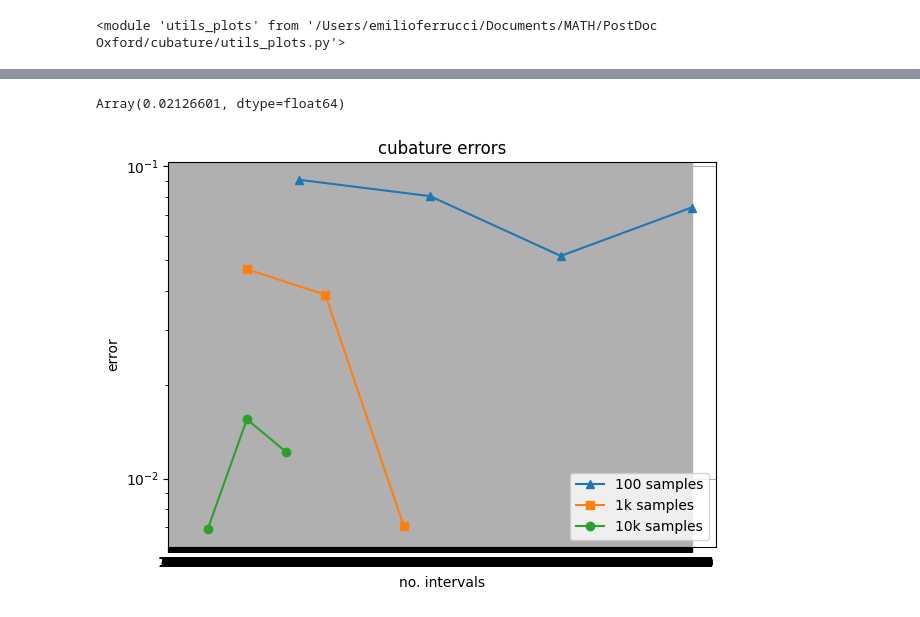
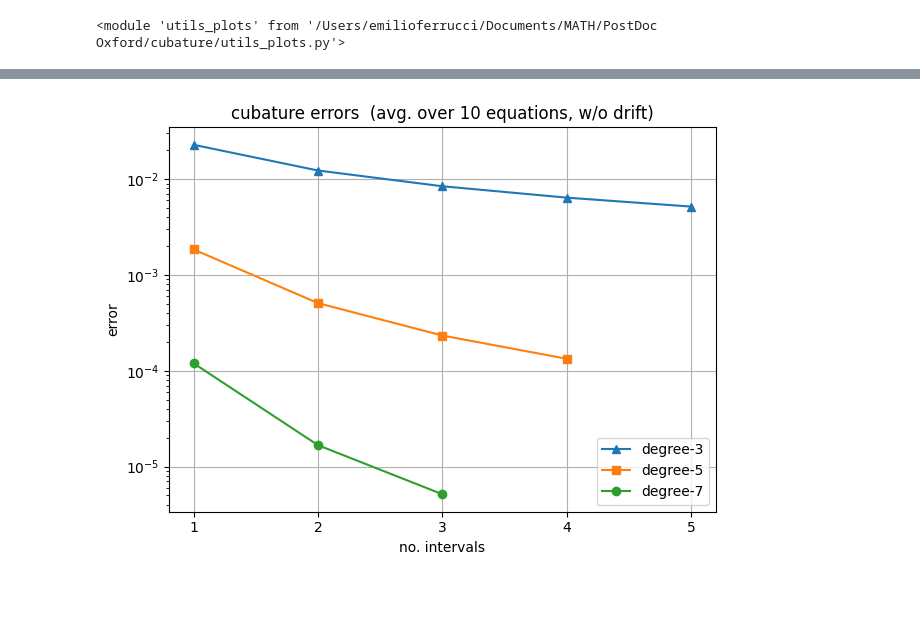
Before and after one commit to emilioferrucci/cubature, a Jupyter notebook: cubature_plots.ipynb, the cells around one changed output, grey strips where cells are left out. Saved outputs shown, nothing was run; the diff lists cells and outputs as text; code cells hidden in the pictures.

```diff
--- a/cubature_plots.ipynb
+++ b/cubature_plots.ipynb
@@ -98,14 +66,0 @@ Code that comes later is still to be sorted
-# %%
-mc_100 = lambda grid_size: jnp.linalg.norm(ut.monte_carlo(100, d, y0, A, B, grid_size) - true_mean)
-mc_1k = lambda grid_size: jnp.linalg.norm(ut.monte_carlo(1000, d, y0, A, B, grid_size) - true_mean)
-mc_10k = lambda grid_size: jnp.linalg.norm(ut.monte_carlo(10000, d, y0, A, B, grid_size) - true_mean)
-
-importlib.reload(ut)
-mc_1k(int(1e3))
-# %% [output]
-Array(0.02126601, dtype=float64)
-# %%
-ut.plot_functions([mc_100, mc_1k, mc_10k], [20000, 10000, 5000], labels=["100 samples", "1k samples", "10k samples"], title="cubature errors",
-                   xlabel="no. intervals", ylabel="error", scale="log", step = [5000, 3000, 1500])
-# %% [output]
-[figure, removed]
@@ -220,0 +67,23 @@ avg = average_cubature_error(no_eqs = 1, m = 3, degree = 7, e = 2)
+# %%
+# Sample equations WITHOUT drift
+
+e, d = 2, 3
+num_eqs = 10
+
+seed = int.from_bytes(os.urandom(5), "little")
+base_key = jax.random.PRNGKey(seed)
+keys = jax.random.split(base_key, num_eqs)
+triples_no_drift = [ut.make_triple(e, d, k, drift = False) for k in keys]
+
+true_means = [ut.mean_ODE(y0, A, B) for (y0, A, B) in triples_no_drift]
+
+c3_no_drift = lambda m: ut.avg_err(m, points_3, weights_3, triples_no_drift, true_means)
+c5_no_drift = lambda m: ut.avg_err(m, points_5, weights_5, triples_no_drift, true_means)
+c7_no_drift = lambda m: ut.avg_err(m, points_7, weights_7, triples_no_drift, true_means)
+# %%
+# This takes up to 15 minutes on a 2021 macbook pro. It needs at least 8 GB of RAM to run.
+
+ut.plot_functions([c3_no_drift, c5_no_drift, c7_no_drift], [5, 4, 3], labels=["degree-3", "degree-5", "degree-7"], title="cubature errors  (avg. over 10 equations, w/o drift)",
+                   xlabel="no. intervals", ylabel="error", scale="log")
+# %% [output]
+[figure, added]
```
Also changed, not shown: parts of 13 cells of this notebook, 3 other files.
